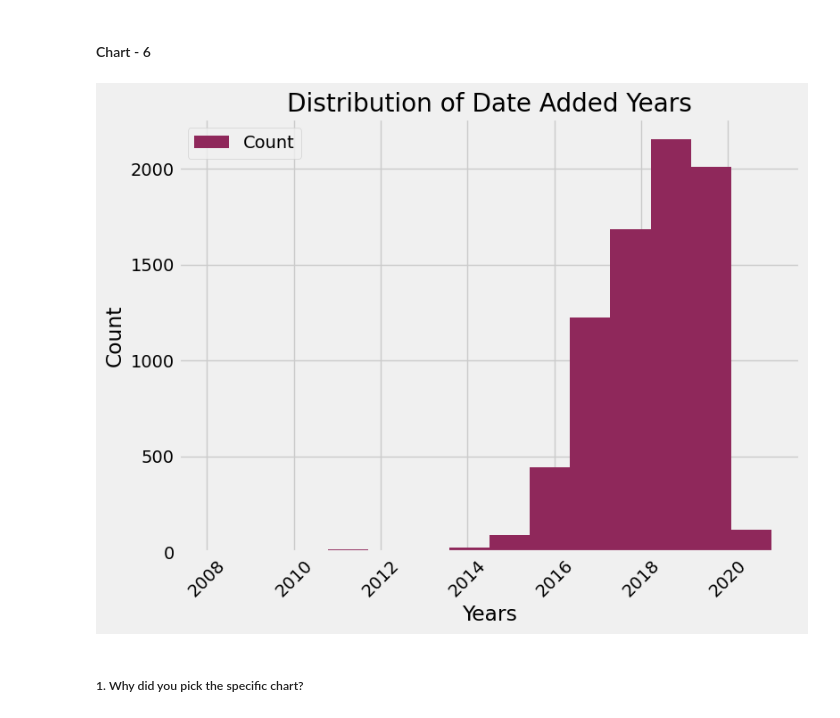
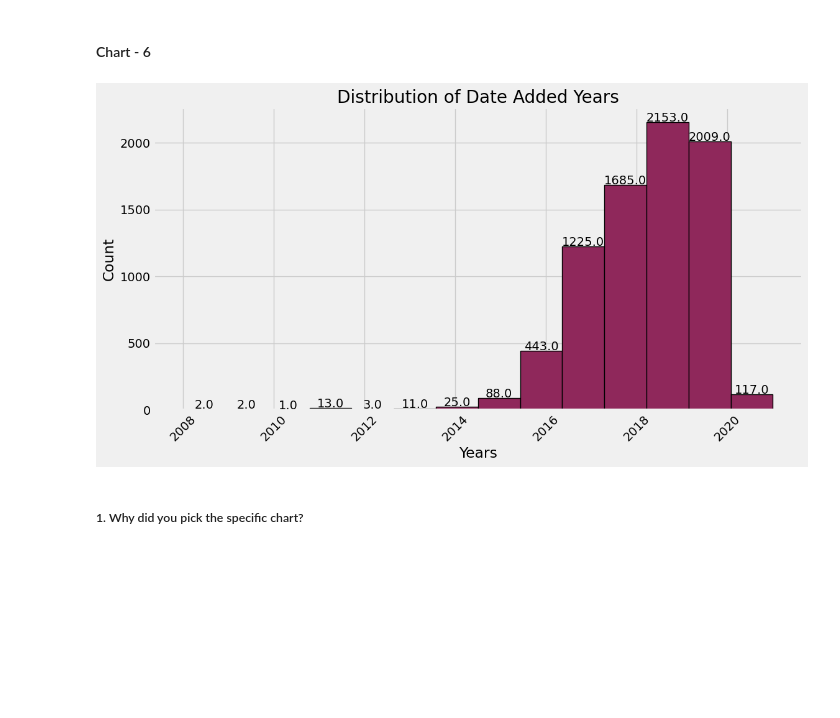
Before and after one commit to amol004/NETFLIX-MOVIES-AND-TV-SHOWS-CLUSTERING, a Jupyter notebook: NETFLIX_MOVIES_AND_TV_SHOWS_CLUSTERING.ipynb, the cells around one changed output. Drawn from its saved outputs; the diff is of its cells as text; code cells hidden in the pictures; blank space fills up the shorter version.

```diff
--- a/NETFLIX_MOVIES_AND_TV_SHOWS_CLUSTERING.ipynb
+++ b/NETFLIX_MOVIES_AND_TV_SHOWS_CLUSTERING.ipynb
@@ -515,17 +515,18 @@ Answer Here
 #### Chart - 6
 # %%
 # Chart - 6 visualization code
-plt.figure(figsize=(8,6))
-plt.hist(df['year_number'], bins=14, label='Count', color = "#8f285b" );
+plt.figure(figsize=(12,6))
+plt.hist(df['year_number'], bins=14, label='Count', color = "#8f285b", ec="black",lw=1);
 plt.grid(True)
 plt.title('Distribution of Date Added Years')
 plt.xlabel('Years')
 plt.ylabel('Count')
 plt.xticks(rotation=45)
-plt.legend()
-plt.show()
+for p in plt.gca().patches:
+    plt.gca().annotate(str(p.get_height()), (p.get_x() + p.get_width() / 2., p.get_height()),
+                       ha='center', va='center', xytext=(0, 5), textcoords='offset points')
 # %% [output]
-[figure, old version]
+[figure, new version]
 # %% [markdown]
 ##### 1. Why did you pick the specific chart?
 # %% [markdown]
```
Also changed, not shown: parts of 14 cells of this notebook.
